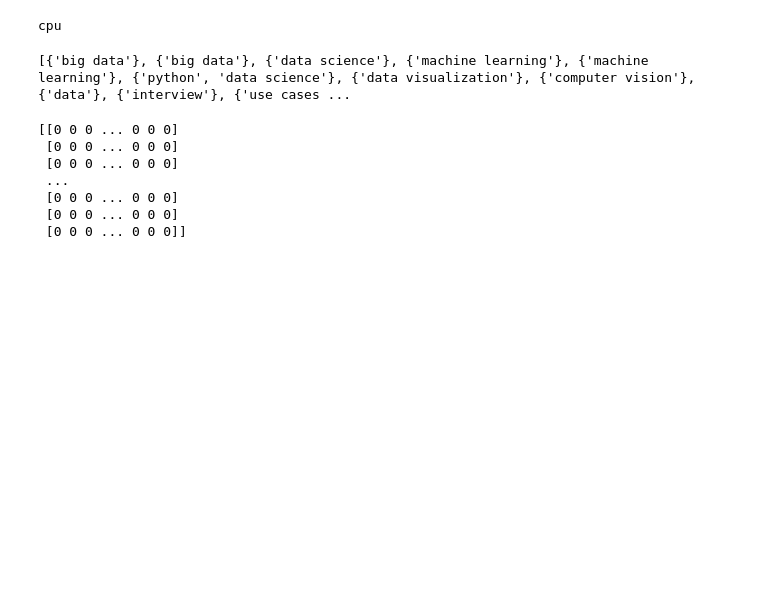
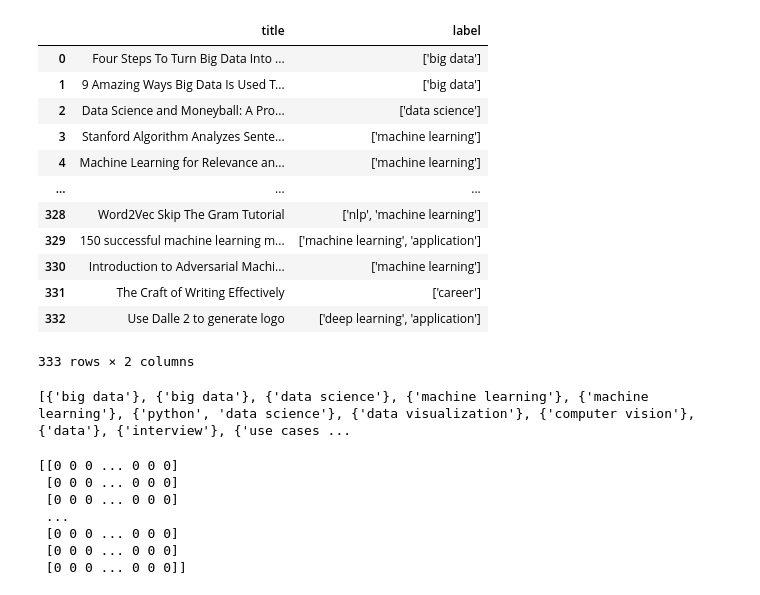
Before and after one commit to chensteven/wecloud-mlops, a Jupyter notebook: training/training.ipynb, the cells around one changed output. Cells and saved outputs as stored; diff of their text form; code cells hidden in the pictures; blank space fills up the shorter version.

```diff
--- a/training/training.ipynb
+++ b/training/training.ipynb
@@ -15,13 +15,24 @@ from tqdm.auto import tqdm
 from transformers import (AdamW, AutoModel, AutoTokenizer, BertConfig,
                           BertModel, BertTokenizer)
 from transformers import get_linear_schedule_with_warmup
-# %%
-device = 'cuda' if torch.cuda.is_available() else 'cpu'
-print(device)
-# %% [output]
-cpu
 # %%
-df = pd.read_csv('../data/dataset.csv')
+df = pd.read_csv('../data/post_categories/dataset.csv')
+# %%
+df
+# %% [output]
+|  | title | label |
+| 0 | Four Steps To Turn Big Data Into ... | ['big data'] |
+| 1 | 9 Amazing Ways Big Data Is Used T... | ['big data'] |
+| 2 | Data Science and Moneyball: A Pro... | ['data science'] |
+| 3 | Stanford Algorithm Analyzes Sente... | ['machine learning'] |
+| 4 | Machine Learning for Relevance an... | ['machine learning'] |
+| ... | ... | ... |
+| 328 | Word2Vec Skip The Gram Tutorial | ['nlp', 'machine learning'] |
+| 329 | 150 successful machine learning m... | ['machine learning', 'application'] |
+| 330 | Introduction to Adversarial Machi... | ['machine learning'] |
+| 331 | The Craft of Writing Effectively | ['career'] |
+| 332 | Use Dalle 2 to generate logo | ['deep learning', 'application'] |
+333 rows × 2 columns
 # %%
 vocabs = []
 for d in df['label']:
```
Also changed, not shown: parts of 9 cells of this notebook, 1 other file.
